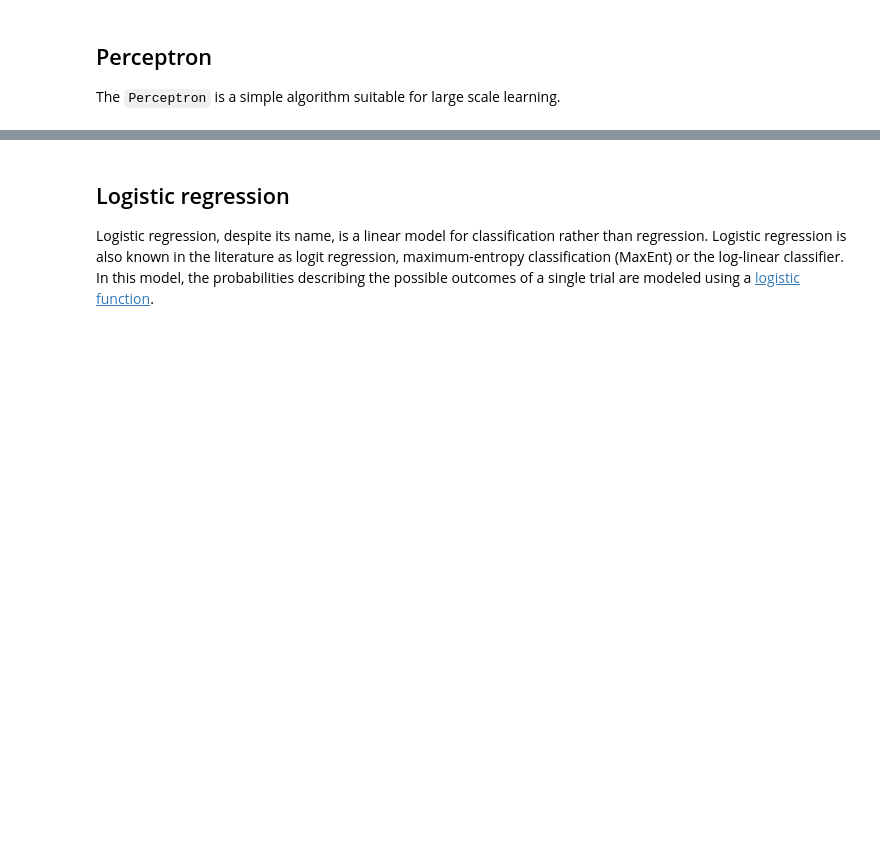
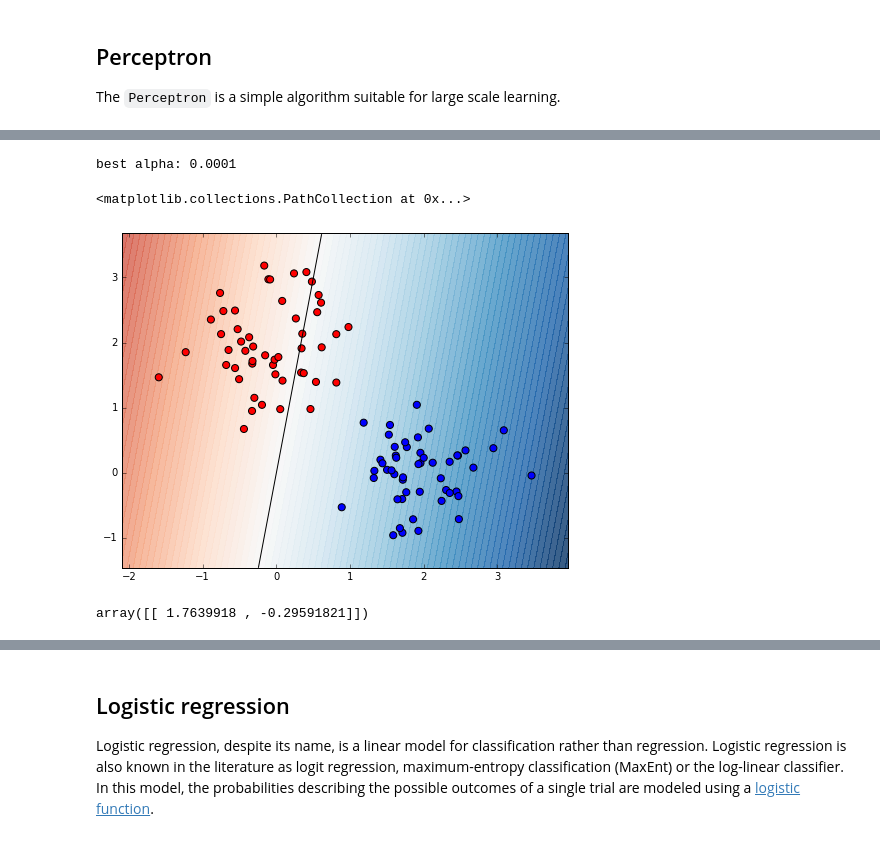
Before and after one commit to giuliacarletti/BigDive, a Jupyter notebook: datascience/ml/ML2-Classifiers_Lezione_11_nov_2016.ipynb, the cells around one changed output, grey strips where cells are left out. Drawn from its saved outputs; the diff is of its cells as text; code cells hidden in the pictures; blank space fills up the shorter version.

```diff
--- a/datascience/ml/ML2-Classifiers_Lezione_11_nov_2016.ipynb
+++ b/datascience/ml/ML2-Classifiers_Lezione_11_nov_2016.ipynb
@@ -91,0 +142,38 @@ scatter(X[:, 0], X[:, 1], c=y, cmap=cm_bright, s=50)
+# %%
+# nel caso di penalty l2 scelgo quale è l'alpha migliore:
+
+from sklearn import linear_model
+
+model = linear_model.Perceptron(penalty='l2')
+
+# prendo questi codici dal notebook precedente:
+alphas = np.logspace(-4, 0, 20)   # uso questi valori di regolarizzazione (da 10^-4 a 10^0)
+
+training_scores = []
+test_scores = []
+r2 = metrics.r2_score
+
+for alpha in alphas:
+    model = linear_model.Perceptron(penalty='l2', alpha = alpha)
+
+    scores = cross_validation.cross_val_score(model, X, y, cv=10) # cv: cross validation
+    test_scores.append(np.mean(scores))
+
+alpha = alphas[np.argmax(test_scores)]
+print "best alpha:", alpha
+
+model.fit(X, y)
+
+plot_decision_boundary(model, X, plot_boundary=True)
+# plot the dataset points
+scatter(X[:, 0], X[:, 1], c=y, cmap=cm_bright, s=50)
+
+# crea una decision boundary che però non va bene, score troppo basso
+# %% [output]
+best alpha: 0.0001
+<matplotlib.collections.PathCollection at 0x...>
+[figure, added]
+# %%
+model.coef_ # sono i coeff della retta
+# %% [output]
+array([[ 1.7639918 , -0.29591821]])
```
Also changed, not shown: parts of 53 cells of this notebook, 5 other files.
